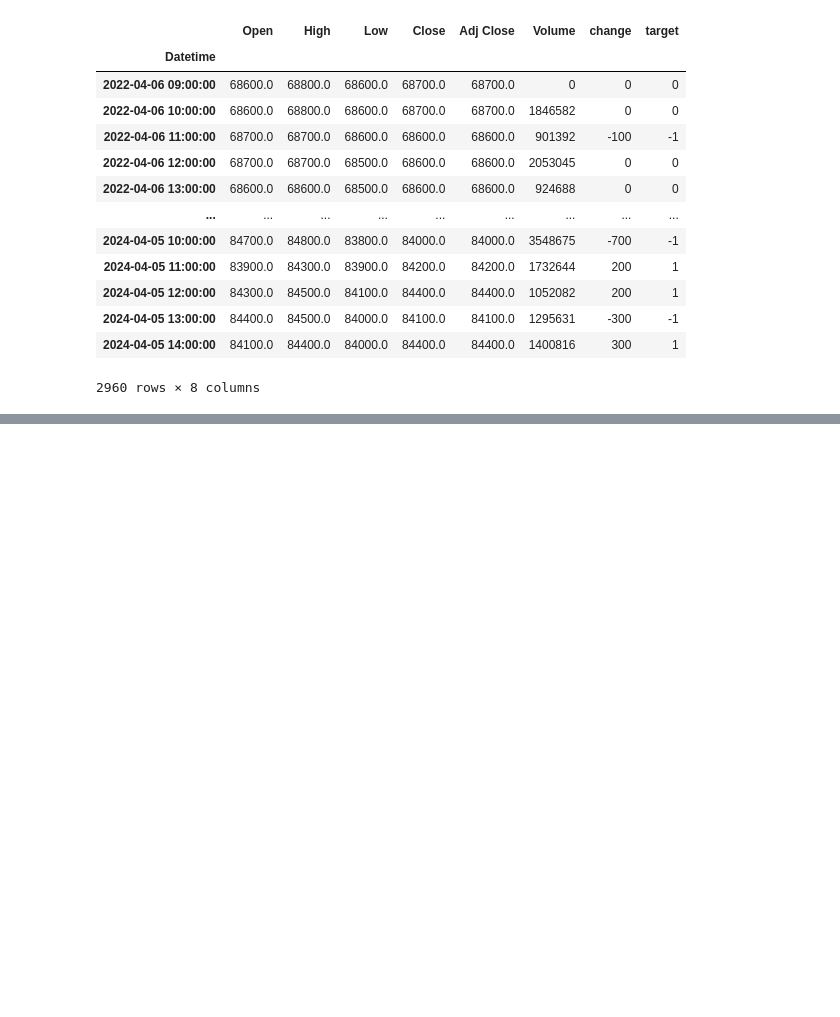
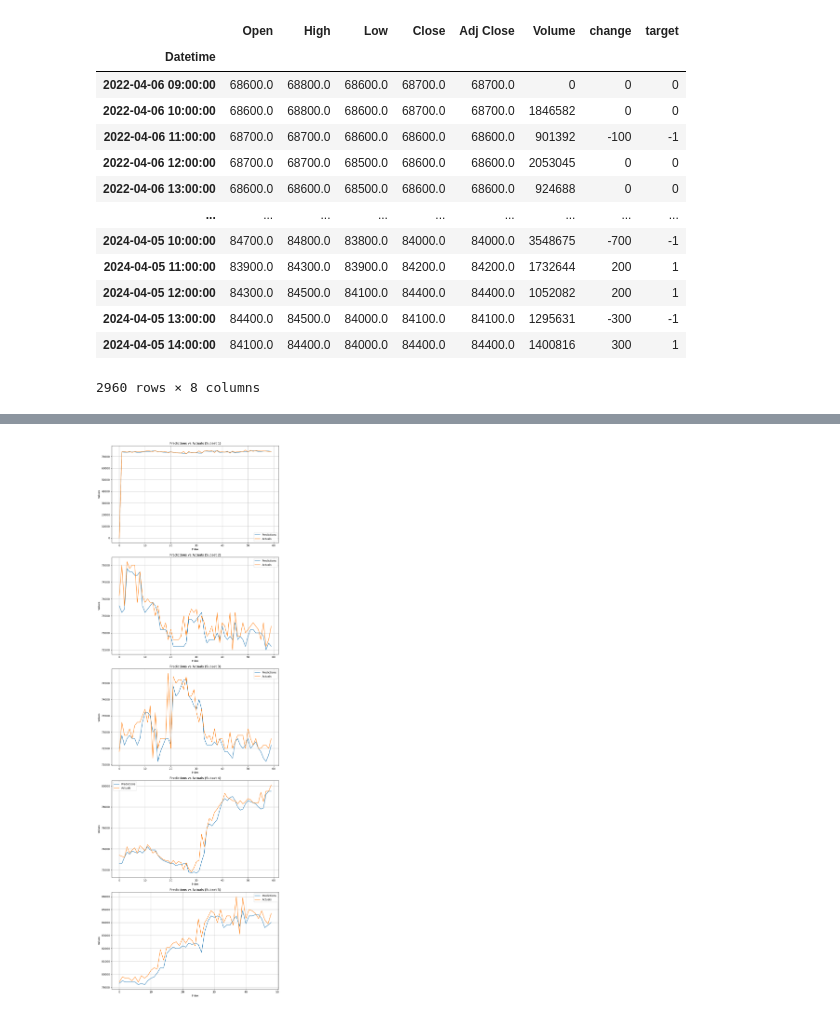
Before and after one commit to seongwonM/AutoStockTrader, a Jupyter notebook: model/LSTM_model_수정+변화율.ipynb, the cells around one changed output, grey strips where cells are left out. Saved outputs shown, nothing was run; the diff lists cells and outputs as text; code cells hidden in the pictures; blank space fills up the shorter version.

```diff
--- a/model/LSTM_model_수정+변화율.ipynb
+++ b/model/LSTM_model_수정+변화율.ipynb
@@ -272,0 +325,32 @@ plt.show()  # 그래프 보여주기
+# %%
+import matplotlib.pyplot as plt
+
+# 전체 데이터를 4개로 나누기
+n = 60
+num_plots = len(predictions_inverse) // n
+if len(predictions_inverse) % n != 0:
+    num_plots += 1
+
+# Plot 생성
+fig, axes = plt.subplots(num_plots, 1, figsize=(10, 6*num_plots))
+
+for i in range(num_plots):
+    start_index = i * n
+    end_index = min((i + 1) * n, len(predictions_inverse))
+
+    # Subplot 생성
+    ax = axes[i] if num_plots > 1 else axes
+
+    # 예측값과 실제값 그리기
+    ax.plot(predictions_inverse[start_index:end_index], label='Predictions')
+    ax.plot(actuals_inverse[start_index:end_index], label='Actuals')
+    ax.set_title(f'Predictions vs Actuals (Subset {i+1})')
+    ax.set_xlabel('Index')
+    ax.set_ylabel('Values')
+    ax.legend()
+    ax.grid(True)
+
+plt.tight_layout()
+plt.show()
+# %% [output]
+[figure, added]
```
Also changed, not shown: parts of 3 cells of this notebook.
